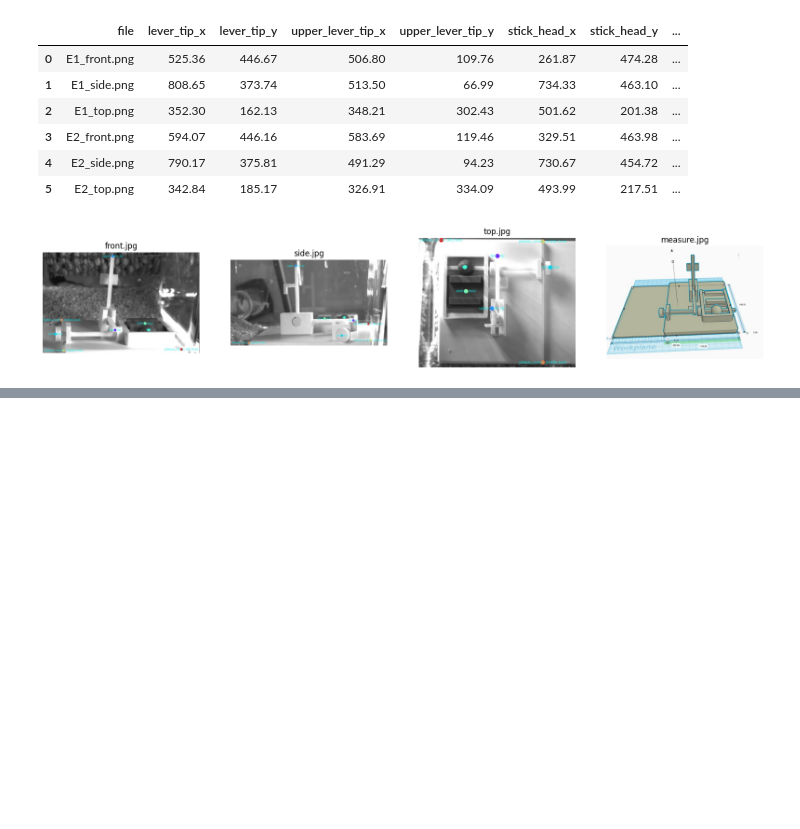
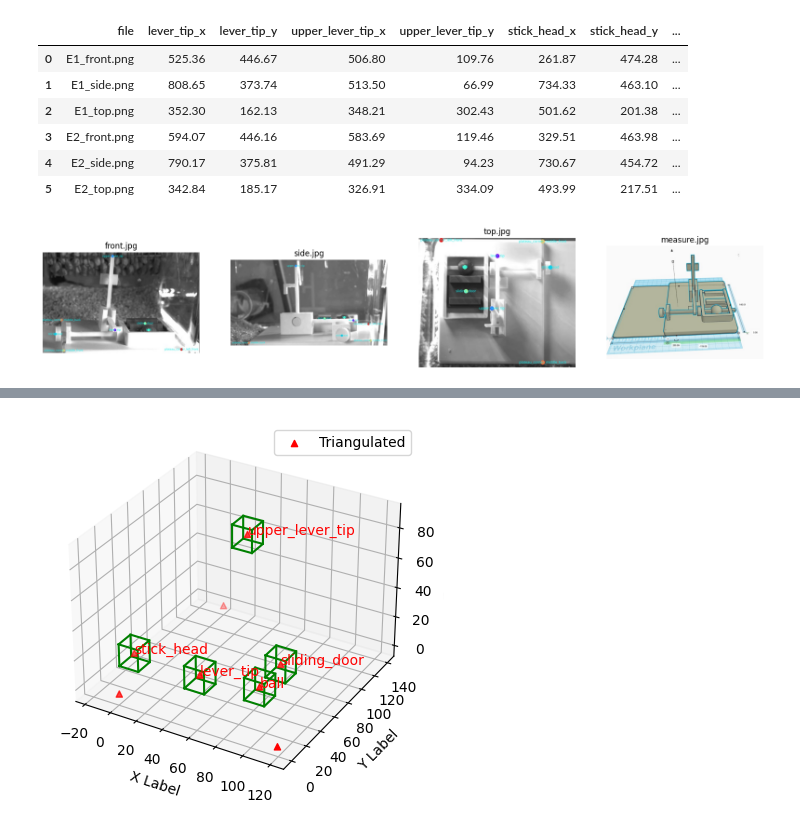
Before and after one commit to BoxedInKehrer/DLC_Proj, a Jupyter notebook: Step_2/wrangle_reference.ipynb, the cells around one changed output, grey strips where cells are left out. Drawn from its saved outputs; the diff is of its cells as text; code cells hidden in the pictures; blank space fills up the shorter version.

```diff
--- a/Step_2/wrangle_reference.ipynb
+++ b/Step_2/wrangle_reference.ipynb
@@ -154,0 +273,66 @@ s = -183.365272
+# %%
+# Calculate square bounding box for each element
+def calculate_square_bounding_boxes(points_3d, side_length=15):
+    margin = side_length / 2
+    bounding_boxes = {}
+    for i, part_name in enumerate(["lever_tip", "upper_lever_tip", "stick_head", "ball", "sliding_door"]):
+#    for i, part_name in enumerate(["middle_front", "lever_tip", "upper_lever_tip", "stick_head", "ball", "sliding_door", "middle_back", "left_front"]):
+        x, y, z = points_3d[i]
+        bounding_boxes[part_name] = {
+            'x_min': x - margin, 'x_max': x + margin,
+            'y_min': y - margin, 'y_max': y + margin,
+            'z_min': z - margin, 'z_max': z + margin
+        }
+    return bounding_boxes
+
+bounding_boxes = calculate_square_bounding_boxes(points_3d_triangulated)
+# Visualization with square bounding boxes
+def visualize_3d_points_with_square_bounding_boxes(original_points, triangulated_points, bounding_boxes):
+    fig = plt.figure()
+    ax = fig.add_subplot(111, projection='3d')
+
+    # Scatter plot for original points
+#     ax.scatter(original_points[:, 0], original_points[:, 1], original_points[:, 2], c='b', marker='o', label='Original')
+
+    # Scatter plot for triangulated points
+    ax.scatter(triangulated_points[:, 0], triangulated_points[:, 1], triangulated_points[:, 2], c='r', marker='^', label='Triangulated')
+
+    # Labeling the points (assuming the order matches the parts' names)
+    part_names = ["lever_tip", "upper_lever_tip", "stick_head", "ball", "sliding_door"]
+#    part_names = ["middle_front", "lever_tip", "upper_lever_tip", "stick_head", "ball", "sliding_door", "middle_back", "left_front"]
+    for i, txt in enumerate(part_names):
+        # ax.text(original_points[i, 0], original_points[i, 1], original_points[i, 2], txt, color='blue')
+        ax.text(triangulated_points[i, 0], triangulated_points[i, 1], triangulated_points[i, 2], txt, color='red')
+
+        # Plot bounding boxes
+        bb = bounding_boxes[txt]
+        ax.plot([bb['x_min'], bb['x_max'], bb['x_max'], bb['x_min'], bb['x_min']],
+                [bb['y_min'], bb['y_min'], bb['y_max'], bb['y_max'], bb['y_min']],
+                [bb['z_min'], bb['z_min'], bb['z_min'], bb['z_min'], bb['z_min']], color='green')
+        ax.plot([bb['x_min'], bb['x_max'], bb['x_max'], bb['x_min'], bb['x_min']],
+                [bb['y_min'], bb['y_min'], bb['y_max'], bb['y_max'], bb['y_min']],
+                [bb['z_max'], bb['z_max'], bb['z_max'], bb['z_max'], bb['z_max']], color='green')
+        ax.plot([bb['x_min'], bb['x_min']],
+                [bb['y_min'], bb['y_min']],
+                [bb['z_min'], bb['z_max']], color='green')
+        ax.plot([bb['x_max'], bb['x_max']],
+                [bb['y_min'], bb['y_min']],
+                [bb['z_min'], bb['z_max']], color='green')
+        ax.plot([bb['x_min'], bb['x_min']],
+                [bb['y_max'], bb['y_max']],
+                [bb['z_min'], bb['z_max']], color='green')
+        ax.plot([bb['x_max'], bb['x_max']],
+                [bb['y_max'], bb['y_max']],
+                [bb['z_min'], bb['z_max']], color='green')
+
+    ax.set_xlabel('X Label')
+    ax.set_ylabel('Y Label')
+    ax.set_zlabel('Z Label')
+    ax.legend()
+
+    plt.show()
+
+# Call the function to visualize the points with square bounding boxes
+visualize_3d_points_with_square_bounding_boxes(points_3d, points_3d_triangulated, bounding_boxes)
+# %% [output]
+[figure, added]
```
Also changed, not shown: parts of 9 cells of this notebook, 5 other files.
